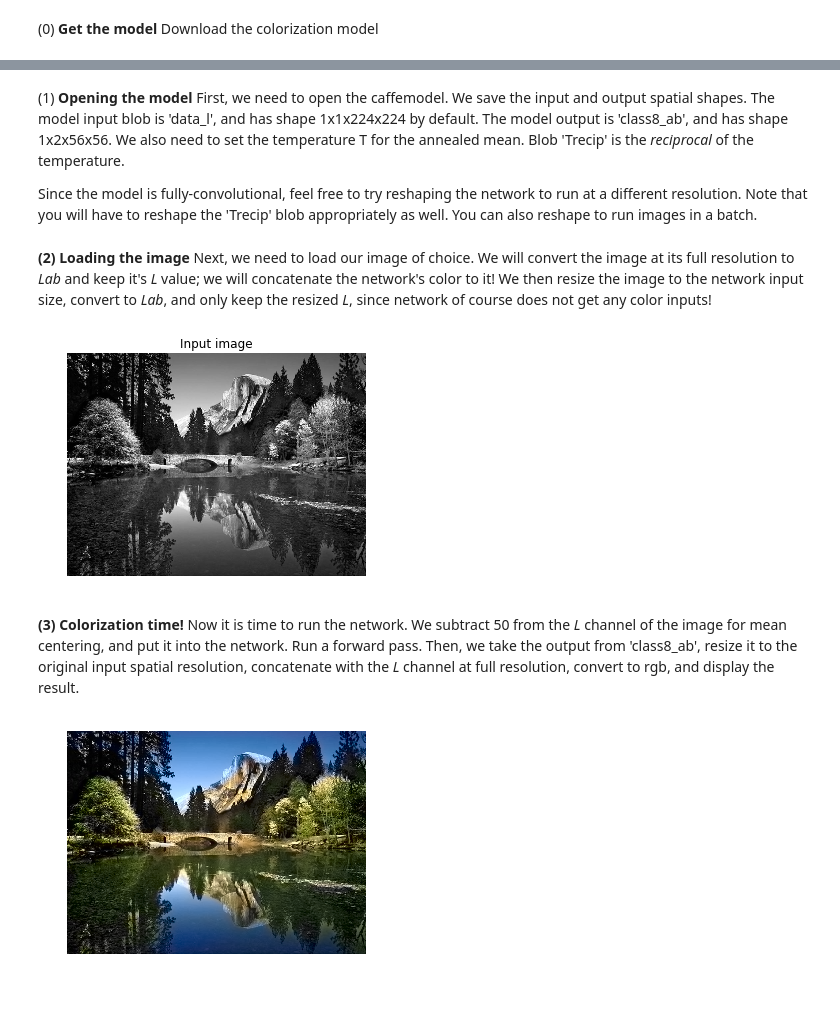
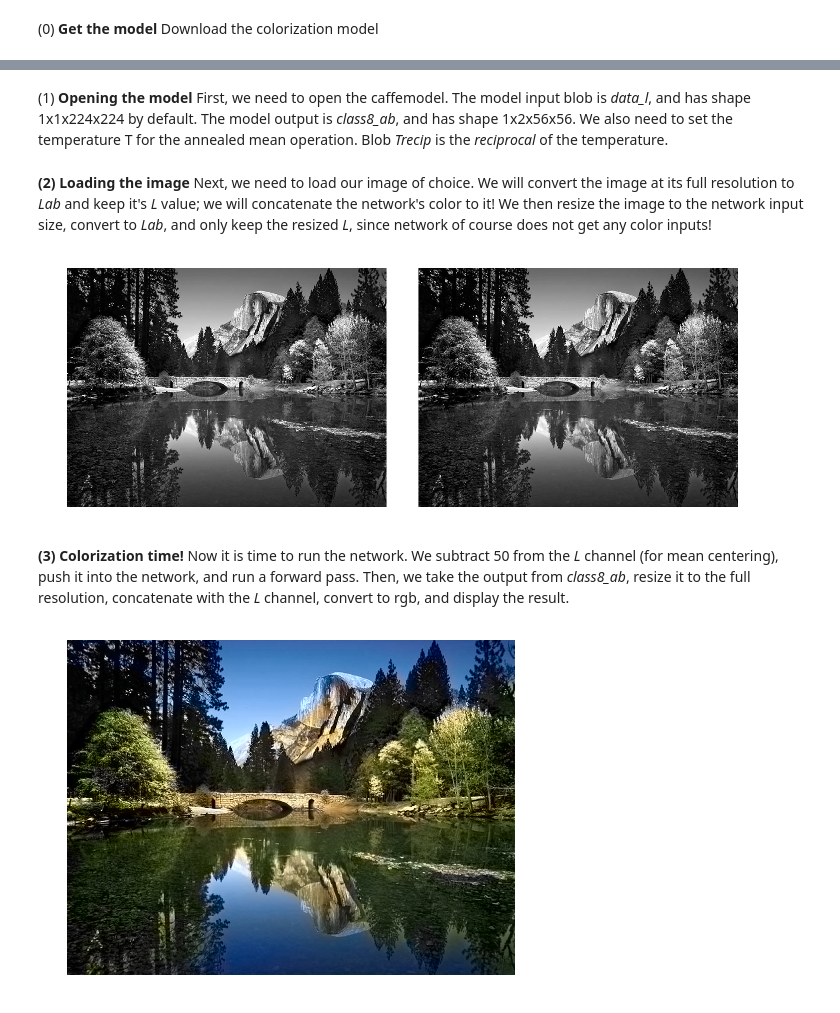
Before and after one commit to richzhang/colorization, a Jupyter notebook: demo/colorization_demo_v0.ipynb, the cells around one changed output, grey strips where cells are left out. Drawn from its saved outputs; the diff is of its cells as text; code cells hidden in the pictures.

```diff
--- a/demo/colorization_demo_v0.ipynb
+++ b/demo/colorization_demo_v0.ipynb
@@ -11,6 +10,7 @@ import skimage.color as color
 import scipy.ndimage.interpolation as sni
 
 %matplotlib inline
+plt.rcParams['figure.figsize'] = (12, 6)
 # %% [markdown]
 (0) <b> Get the model </b> Download the colorization model
 # %%
@@ -29,9 +29,7 @@ Saving to: ‘colorization_release_v0.caffemodel’
 # %% [markdown]
-(1) <b> Opening the model </b> First, we need to open the caffemodel. We save the input and output spatial shapes. The model input blob is 'data_l', and has shape 1x1x224x224 by default. The model output is 'class8_ab', and has shape 1x2x56x56. We also need to set the temperature T for the annealed mean. Blob 'Trecip' is the <i> reciprocal </i> of the temperature.
-
-Since the model is fully-convolutional, feel free to try reshaping the network to run at a different resolution. Note that you will have to reshape the 'Trecip' blob appropriately as well. You can also reshape to run images in a batch.
+(1) <b> Opening the model </b> First, we need to open the caffemodel. The model input blob is <i>data_l</i>, and has shape 1x1x224x224 by default. The model output is <i>class8_ab</i>, and has shape 1x2x56x56. We also need to set the temperature T for the annealed mean operation. Blob <i>Trecip</i> is the <i> reciprocal </i> of the temperature.
 # %%
-gpu_id = 1
+gpu_id = 0
 caffe.set_mode_gpu()
 caffe.set_device(gpu_id)
 net = caffe.Net('colorization_deploy_v0.prototxt', 'colorization_release_v0.caffemodel', caffe.TEST)
@@ -42,23 +40,30 @@ net.blobs['Trecip'].data[...] = 6 # 1/T, set annealing temperature
 # %% [markdown]
 <b> (2) Loading the image </b> Next, we need to load our image of choice. We will convert the image at its full resolution to <i>Lab</i> and keep it's <i>L</i> value; we will concatenate the network's color to it! We then resize the image to the network input size, convert to <i>Lab</i>, and only keep the resized <i>L</i>, since network of course does not get any color inputs!
 # %%
+# load the original image
 img_rgb = caffe.io.load_image('ansel_adams3.jpg')
 img_lab = color.rgb2lab(img_rgb) # convert image to lab color space
 img_l = img_lab[:,:,0] # pull out L channel
 (H_orig,W_orig) = img_rgb.shape[:2] # original image size
+
+# create grayscale version of image (just for displaying)
+img_lab_bw = img_lab.copy()
+img_lab_bw[:,:,1:] = 0
+img_rgb_bw = color.lab2rgb(img_lab_bw)
 
 # resize image to network input size
 img_rs = caffe.io.resize_image(img_rgb,(H_in,W_in)) # resize image to network input size
 img_lab_rs = color.rgb2lab(img_rs)
 img_l_rs = img_lab_rs[:,:,0]
 
-plt.imshow(img_rgb)
+# show original image, along with grayscale input
+img_pad = np.ones((H_orig,W_orig/10,3))
+plt.imshow(np.hstack((img_rgb, img_pad, img_rgb_bw)))
 plt.axis('off');
-plt.title('Input image');
 # %% [output]
-[figure, old version]
+[figure, new version]
 # %% [markdown]
-<b> (3) Colorization time!</b> Now it is time to run the network. We subtract 50 from the <i>L</i> channel of the image for mean centering, and put it into the network. Run a forward pass. Then, we take the output from 'class8_ab', resize it to the original input spatial resolution, concatenate with the <i>L</i> channel at full resolution, convert to rgb, and display the result.
+<b> (3) Colorization time!</b> Now it is time to run the network. We subtract 50 from the <i>L</i> channel (for mean centering), push it into the network, and run a forward pass. Then, we take the output from <i>class8_ab</i>, resize it to the full resolution, concatenate with the <i>L</i> channel, convert to rgb, and display the result.
 # %%
 net.blobs['data_l'].data[0,0,:,:] = img_l_rs-50 # subtract 50 for mean-centering
 net.forward() # run network
@@ -71,4 +76,4 @@ img_rgb_out = np.clip(color.lab2rgb(img_lab_out),0,1) # convert back to rgb
 plt.imshow(img_rgb_out);
 plt.axis('off');
 # %% [output]
-[figure, old version]
+[figure, new version]
```
Also changed, not shown: parts of 2 cells of this notebook.
